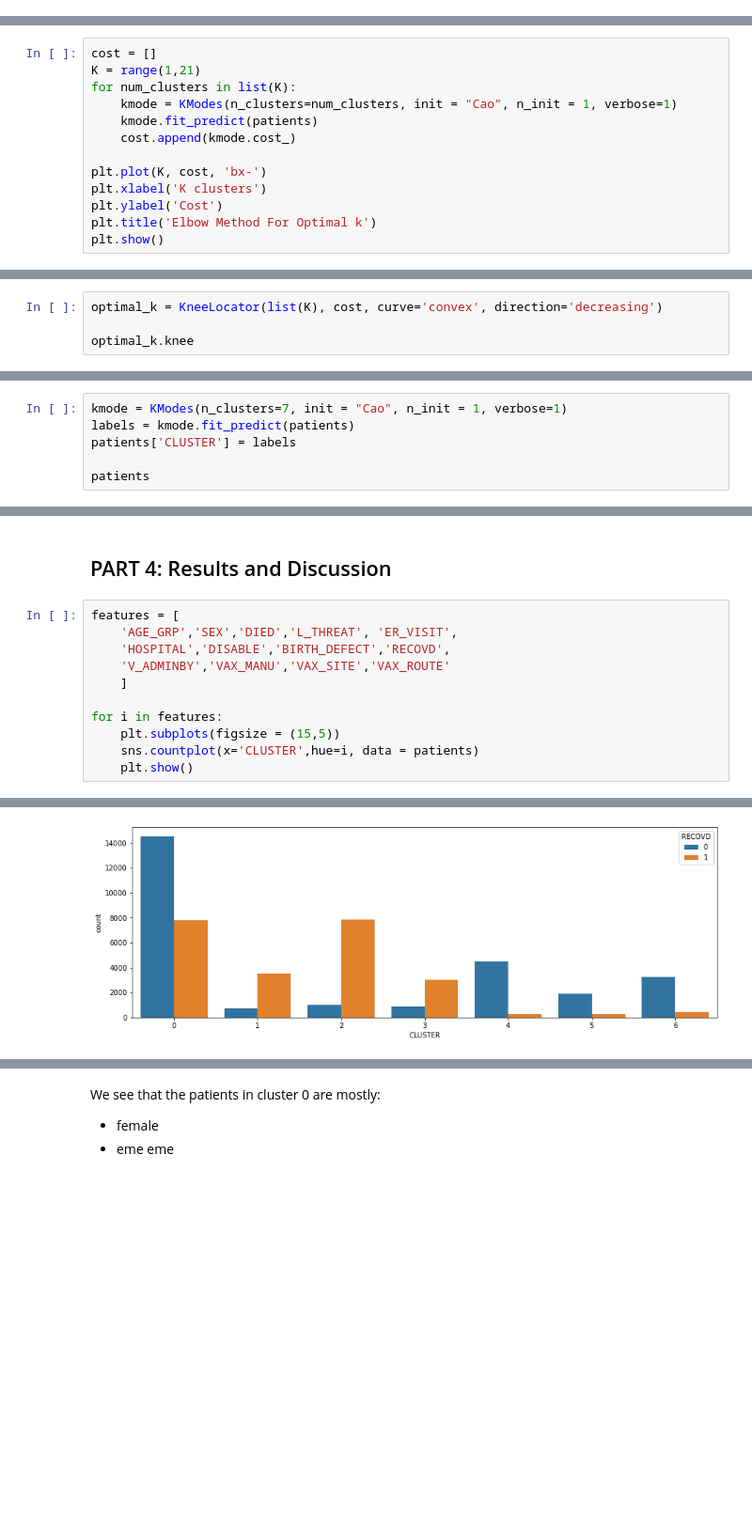
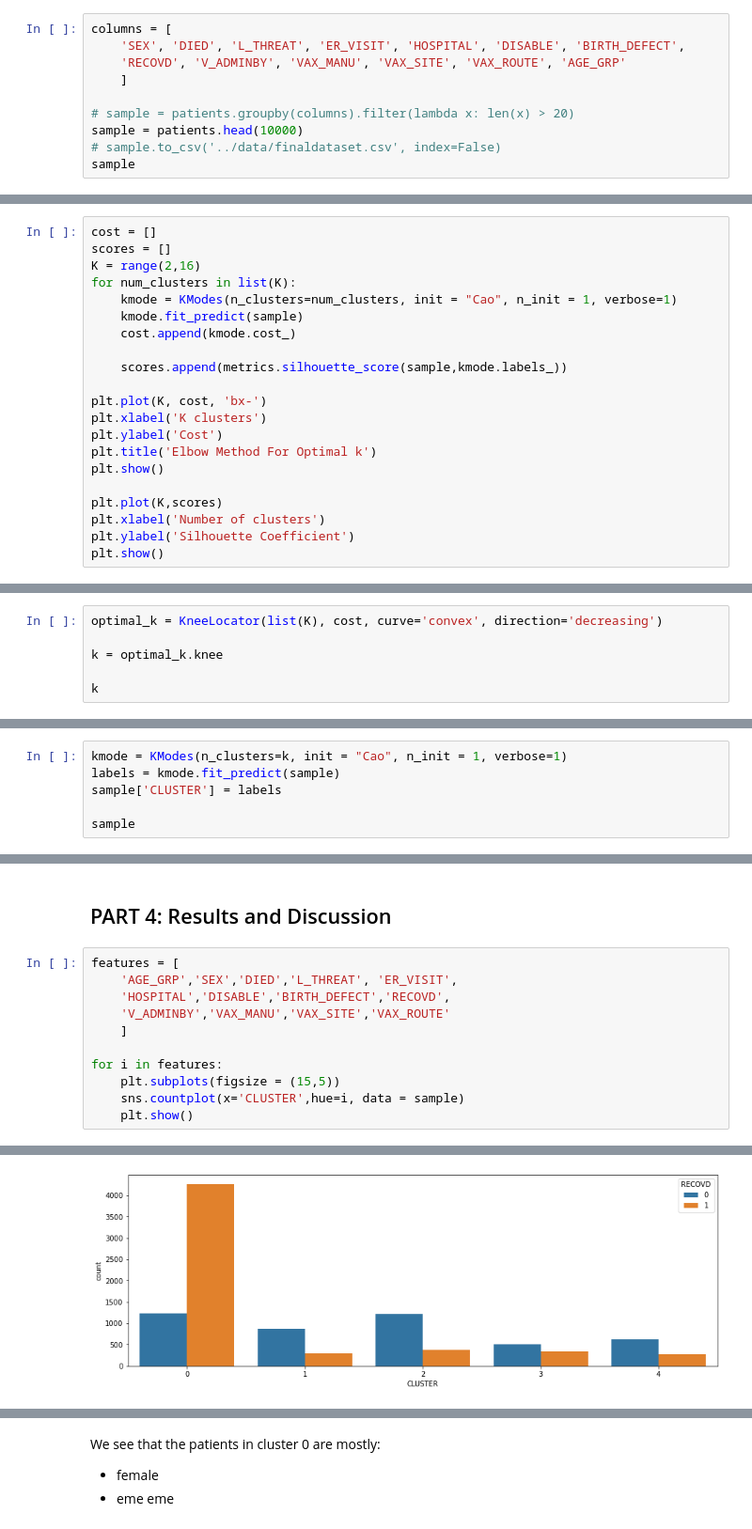
Before and after one commit to beyatris/VaxxAId, a Jupyter notebook: main/vaxxaid.ipynb, the cells around one changed output, grey strips where cells are left out. Shown at 94% size. Drawn from its saved outputs; the diff is of its cells as text; blank space fills up the shorter version.

Commit message:
Reduced dataset rows, added silhouette score

```diff
--- a/main/vaxxaid.ipynb
+++ b/main/vaxxaid.ipynb
@@ -316,0 +309,10 @@ patients.head()
+# %%
+columns = [
+    'SEX', 'DIED', 'L_THREAT', 'ER_VISIT', 'HOSPITAL', 'DISABLE', 'BIRTH_DEFECT',
+    'RECOVD', 'V_ADMINBY', 'VAX_MANU', 'VAX_SITE', 'VAX_ROUTE', 'AGE_GRP'
+    ]
+
+# sample = patients.groupby(columns).filter(lambda x: len(x) > 20)
+sample = patients.head(10000)
+# sample.to_csv('../data/finaldataset.csv', index=False)
+sample
@@ -332,17 +364,25 @@ stacked bar charts for two features
 We used the **Elbow Method** to determine the optimal number of clusters into which the data might be clustered. We select the value of `k` at the "elbow" or the point after which the distortion/inertia starts decreasing in a linear fashion.
 # %%
 cost = []
-K = range(1,21)
+scores = []
+K = range(2,16)
 for num_clusters in list(K):
     kmode = KModes(n_clusters=num_clusters, init = "Cao", n_init = 1, verbose=1)
-    kmode.fit_predict(patients)
+    kmode.fit_predict(sample)
     cost.append(kmode.cost_)
+
+    scores.append(metrics.silhouette_score(sample,kmode.labels_))
 
 plt.plot(K, cost, 'bx-')
 plt.xlabel('K clusters')
 plt.ylabel('Cost')
 plt.title('Elbow Method For Optimal k')
 plt.show()
+
+plt.plot(K,scores)
+plt.xlabel('Number of clusters')
+plt.ylabel('Silhouette Coefficient')
+plt.show()
 # %% [output]
 Init: initializing centroids
 Init: initializing clusters
@@ -367,5 +408,7 @@ Using the `KneeLocator` method from the `kneed` library, we identified the optim
 # %%
 optimal_k = KneeLocator(list(K), cost, curve='convex', direction='decreasing')
 
-optimal_k.knee
+k = optimal_k.knee
+
+k
 # %% [output]
@@ -375,11 +418,11 @@ optimal_k.knee
 
 We now proceed to fitting the model to the `patients` dataframe, setting the number of clusters to `n_clusters = 7` and using the Cao initialization for categorical data clustering. We then put the generated labels or cluster numbers in a new column `CLUSTER`.
 # %%
-kmode = KModes(n_clusters=7, init = "Cao", n_init = 1, verbose=1)
-labels = kmode.fit_predict(patients)
-patients['CLUSTER'] = labels
+kmode = KModes(n_clusters=k, init = "Cao", n_init = 1, verbose=1)
+labels = kmode.fit_predict(sample)
+sample['CLUSTER'] = labels
 
-patients
+sample
 # %% [output]
 Init: initializing centroids
 Init: initializing clusters
@@ -410,6 +458,6 @@ features = [
 
 for i in features:
     plt.subplots(figsize = (15,5))
-    sns.countplot(x='CLUSTER',hue=i, data = patients)
+    sns.countplot(x='CLUSTER',hue=i, data = sample)
     plt.show()
 # %% [output]
@@ -424 +472 @@ for i in features:
-[figure, old version]
+[figure, new version]
```
Also changed, not shown: parts of 17 cells of this notebook, 7 other files.
